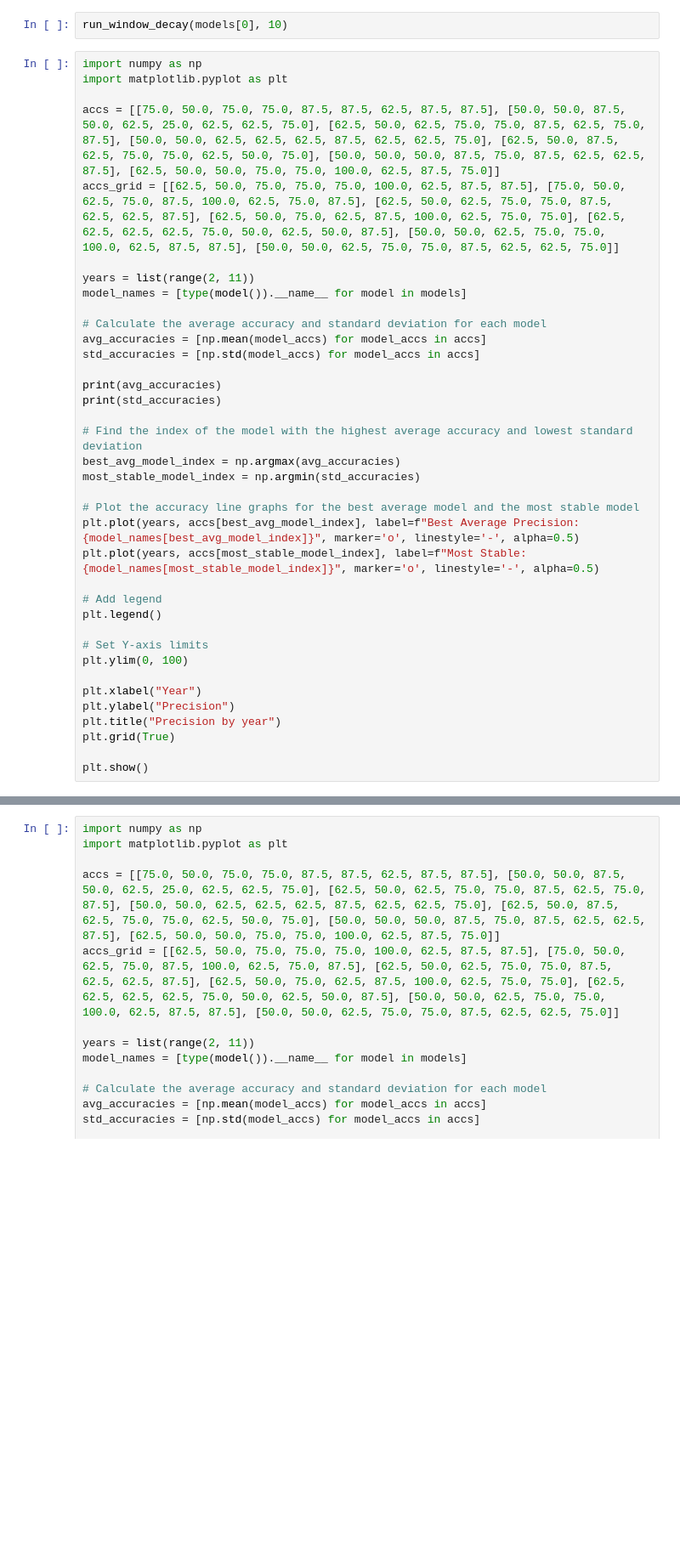
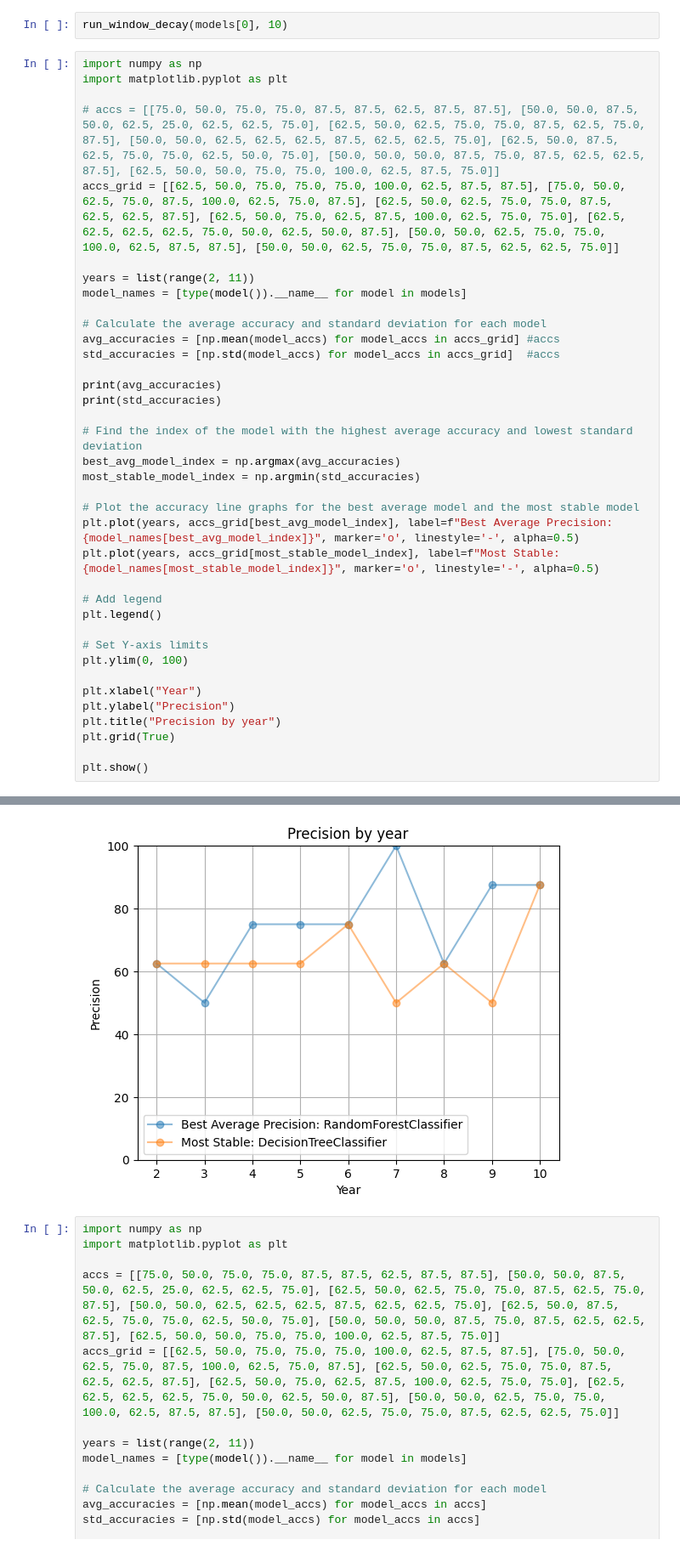
Before and after one commit to m21ark/ac, a Jupyter notebook: model_evaluation.ipynb, the cells around one changed output, grey strips where cells are left out. Shown at 85% size. Cells and saved outputs as stored; diff of their text form; blank space fills up the shorter version.

Commit message:
Added Graph in jupyter

```diff
--- a/model_evaluation.ipynb
+++ b/model_evaluation.ipynb
@@ -206,15 +209,15 @@ run_window_decay(models[0], 10)
 import numpy as np
 import matplotlib.pyplot as plt
 
-accs = [[75.0, 50.0, 75.0, 75.0, 87.5, 87.5, 62.5, 87.5, 87.5], [50.0, 50.0, 87.5, 50.0, 62.5, 25.0, 62.5, 62.5, 75.0], [62.5, 50.0, 62.5, 75.0, 75.0, 87.5, 62.5, 75.0, 87.5], [50.0, 50.0, 62.5, 62.5, 62.5, 87.5, 62.5, 62.5, 75.0], [62.5, 50.0, 87.5, 62.5, 75.0, 75.0, 62.5, 50.0, 75.0], [50.0, 50.0, 50.0, 87.5, 75.0, 87.5, 62.5, 62.5, 87.5], [62.5, 50.0, 50.0, 75.0, 75.0, 100.0, 62.5, 87.5, 75.0]]
+# accs = [[75.0, 50.0, 75.0, 75.0, 87.5, 87.5, 62.5, 87.5, 87.5], [50.0, 50.0, 87.5, 50.0, 62.5, 25.0, 62.5, 62.5, 75.0], [62.5, 50.0, 62.5, 75.0, 75.0, 87.5, 62.5, 75.0, 87.5], [50.0, 50.0, 62.5, 62.5, 62.5, 87.5, 62.5, 62.5, 75.0], [62.5, 50.0, 87.5, 62.5, 75.0, 75.0, 62.5, 50.0, 75.0], [50.0, 50.0, 50.0, 87.5, 75.0, 87.5, 62.5, 62.5, 87.5], [62.5, 50.0, 50.0, 75.0, 75.0, 100.0, 62.5, 87.5, 75.0]]
 accs_grid = [[62.5, 50.0, 75.0, 75.0, 75.0, 100.0, 62.5, 87.5, 87.5], [75.0, 50.0, 62.5, 75.0, 87.5, 100.0, 62.5, 75.0, 87.5], [62.5, 50.0, 62.5, 75.0, 75.0, 87.5, 62.5, 62.5, 87.5], [62.5, 50.0, 75.0, 62.5, 87.5, 100.0, 62.5, 75.0, 75.0], [62.5, 62.5, 62.5, 62.5, 75.0, 50.0, 62.5, 50.0, 87.5], [50.0, 50.0, 62.5, 75.0, 75.0, 100.0, 62.5, 87.5, 87.5], [50.0, 50.0, 62.5, 75.0, 75.0, 87.5, 62.5, 62.5, 75.0]]
 
 years = list(range(2, 11))
 model_names = [type(model()).__name__ for model in models]
 
 # Calculate the average accuracy and standard deviation for each model
-avg_accuracies = [np.mean(model_accs) for model_accs in accs]
-std_accuracies = [np.std(model_accs) for model_accs in accs]
+avg_accuracies = [np.mean(model_accs) for model_accs in accs_grid] #accs
+std_accuracies = [np.std(model_accs) for model_accs in accs_grid]  #accs
 
 print(avg_accuracies)
 print(std_accuracies)
@@ -224,8 +227,8 @@ best_avg_model_index = np.argmax(avg_accuracies)
 most_stable_model_index = np.argmin(std_accuracies)
 
 # Plot the accuracy line graphs for the best average model and the most stable model
-plt.plot(years, accs[best_avg_model_index], label=f"Best Average Precision: {model_names[best_avg_model_index]}", marker='o', linestyle='-', alpha=0.5)
-plt.plot(years, accs[most_stable_model_index], label=f"Most Stable: {model_names[most_stable_model_index]}", marker='o', linestyle='-', alpha=0.5)
+plt.plot(years, accs_grid[best_avg_model_index], label=f"Best Average Precision: {model_names[best_avg_model_index]}", marker='o', linestyle='-', alpha=0.5)
+plt.plot(years, accs_grid[most_stable_model_index], label=f"Most Stable: {model_names[most_stable_model_index]}", marker='o', linestyle='-', alpha=0.5)
 
 # Add legend
 plt.legend()
@@ -239,3 +242,4 @@ plt.title("Precision by year")
 plt.grid(True)
 
 plt.show()
+# %% [output]
@@ -242,3 +251,4 @@ plt.show()
+[figure, added]
 # %%
 import numpy as np
 import matplotlib.pyplot as plt
```
Also changed, not shown: parts of 2 cells of this notebook.
